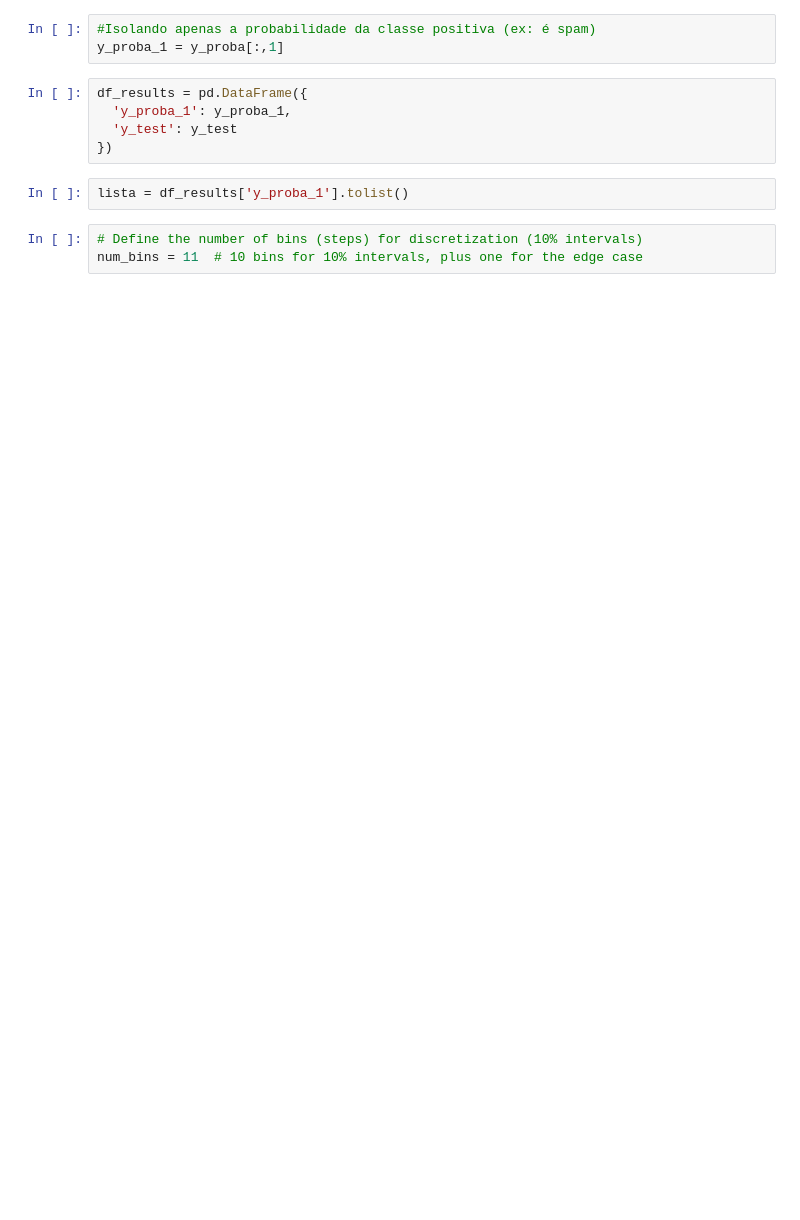
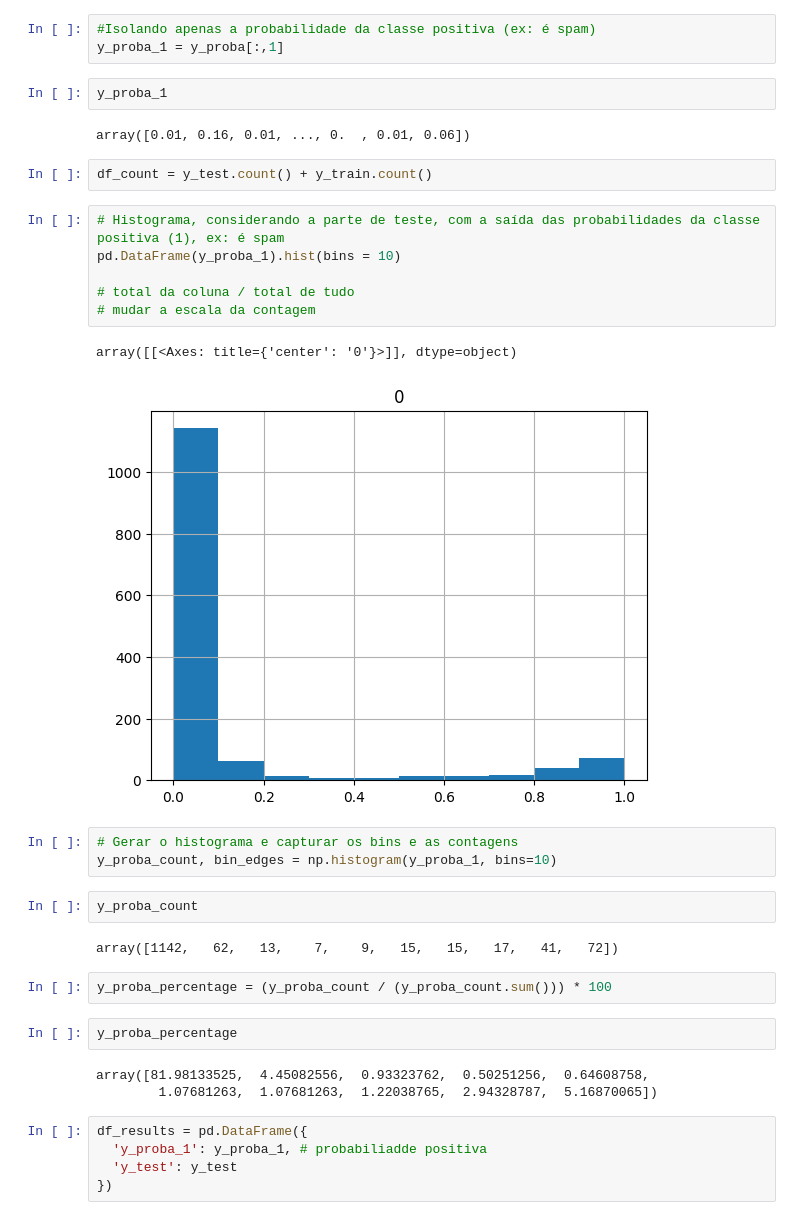
Before and after one commit to Kemuel-Batista/data-science-university, a Jupyter notebook: job.ipynb, the cells around one changed output. Saved outputs shown, nothing was run; the diff lists cells and outputs as text; blank space fills up the shorter version.

```diff
--- a/job.ipynb
+++ b/job.ipynb
@@ -68,13 +83,37 @@ y_proba = model.predict_proba(X_test_tfidf)
 # %%
 #Isolando apenas a probabilidade da classe positiva (ex: é spam)
 y_proba_1 = y_proba[:,1]
+# %%
+y_proba_1
+# %% [output]
+array([0.01, 0.16, 0.01, ..., 0.  , 0.01, 0.06])
+# %%
+df_count = y_test.count() + y_train.count()
+# %%
+# Histograma, considerando a parte de teste, com a saída das probabilidades da classe positiva (1), ex: é spam
+pd.DataFrame(y_proba_1).hist(bins = 10)
+
+# total da coluna / total de tudo
+# mudar a escala da contagem
+# %% [output]
+array([[<Axes: title={'center': '0'}>]], dtype=object)
+[figure, added]
+# %%
+# Gerar o histograma e capturar os bins e as contagens
+y_proba_count, bin_edges = np.histogram(y_proba_1, bins=10)
+# %%
+y_proba_count
+# %% [output]
+array([1142,   62,   13,    7,    9,   15,   15,   17,   41,   72])
+# %%
+y_proba_percentage = (y_proba_count / (y_proba_count.sum())) * 100
+# %%
+y_proba_percentage
+# %% [output]
+array([81.98133525,  4.45082556,  0.93323762,  0.50251256,  0.64608758,
+        1.07681263,  1.07681263,  1.22038765,  2.94328787,  5.16870065])
 # %%
 df_results = pd.DataFrame({
-  'y_proba_1': y_proba_1,
+  'y_proba_1': y_proba_1, # probabiliadde positiva
   'y_test': y_test
 })
-# %%
-lista = df_results['y_proba_1'].tolist()
-# %%
-# Define the number of bins (steps) for discretization (10% intervals)
-num_bins = 11  # 10 bins for 10% intervals, plus one for the edge case
```
Also changed, not shown: parts of 17 cells of this notebook, 2 other files.
